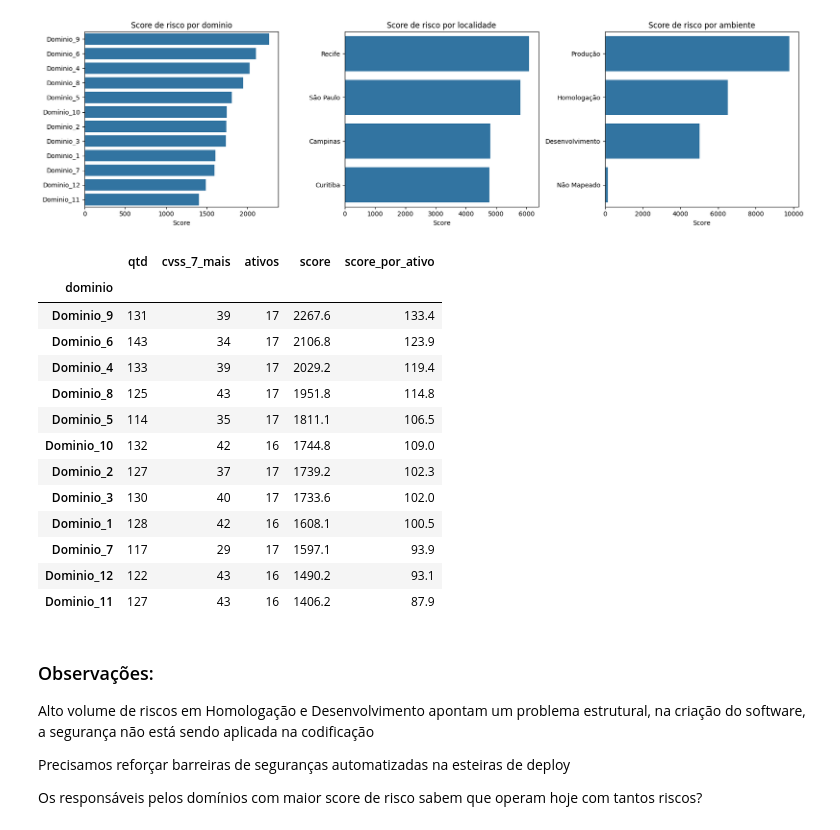
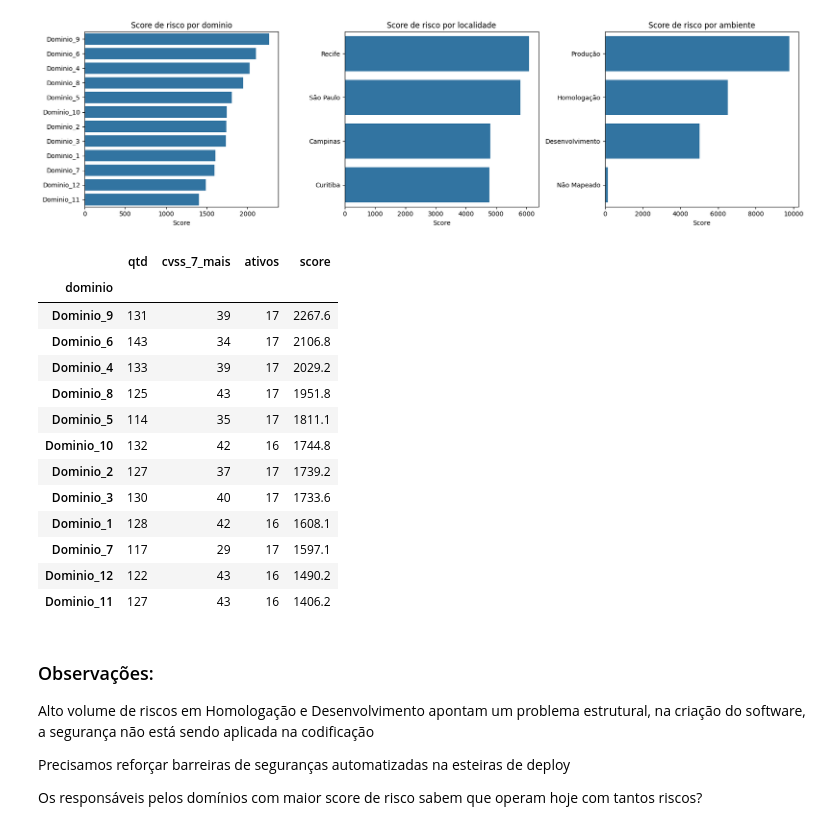
Before and after one commit to Moutt/CyberSecurity-Analytics, a Jupyter notebook: notebooks/analise_de_risco.ipynb, the cells around one changed output. Drawn from its saved outputs; the diff is of its cells as text; code cells hidden in the pictures.

```diff
--- a/notebooks/analise_de_risco.ipynb
+++ b/notebooks/analise_de_risco.ipynb
@@ -150,7 +150,7 @@ Foi construído um score de risco por ativo, somando para cada vulnerabilidade s
 Os pesos são premissas de negócio e podem ser ajustados.
 # %%
 PESO_CRIT = {'Crítica': 4, 'Alta': 3, 'Média': 2, 'Baixa': 1, 'Não Mapeado': 2}
-base = abertas[~abertas['flag_ativo_orfao']].copy()
+base = abertas[~abertas['flag_ativo_orfao']]
 base['peso_crit'] = base['criticidade_ativo'].map(PESO_CRIT)
 base['fator_amb'] = np.where(base['ambiente'] == 'Produção', 1.5, 1.0)
 base['score'] = base['cvss_score'] * base['peso_crit'] * base['fator_amb']
@@ -292,23 +292,22 @@ plt.tight_layout(); plt.show()
 # %%
 (base.groupby('dominio')
      .agg(qtd=('vuln_id', 'size'), cvss_7_mais=('cvss_score', lambda s: int((s >= 7).sum())), ativos=('ativo_id', 'nunique'), score=('score', 'sum'))
-     .assign(score_por_ativo=lambda d: d.score / d.ativos)
      .sort_values('score', ascending=False).round(1))
 # %% [output]
-|  | qtd | cvss_7_mais | ativos | score | score_por_ativo |
-| dominio |  |  |  |  |  |
-| Dominio_9 | 131 | 39 | 17 | 2267.6 | 133.4 |
-| Dominio_6 | 143 | 34 | 17 | 2106.8 | 123.9 |
-| Dominio_4 | 133 | 39 | 17 | 2029.2 | 119.4 |
-| Dominio_8 | 125 | 43 | 17 | 1951.8 | 114.8 |
-| Dominio_5 | 114 | 35 | 17 | 1811.1 | 106.5 |
-| Dominio_10 | 132 | 42 | 16 | 1744.8 | 109.0 |
-| Dominio_2 | 127 | 37 | 17 | 1739.2 | 102.3 |
-| Dominio_3 | 130 | 40 | 17 | 1733.6 | 102.0 |
-| Dominio_1 | 128 | 42 | 16 | 1608.1 | 100.5 |
-| Dominio_7 | 117 | 29 | 17 | 1597.1 | 93.9 |
-| Dominio_12 | 122 | 43 | 16 | 1490.2 | 93.1 |
-| Dominio_11 | 127 | 43 | 16 | 1406.2 | 87.9 |
+|  | qtd | cvss_7_mais | ativos | score |
+| dominio |  |  |  |  |
+| Dominio_9 | 131 | 39 | 17 | 2267.6 |
+| Dominio_6 | 143 | 34 | 17 | 2106.8 |
+| Dominio_4 | 133 | 39 | 17 | 2029.2 |
+| Dominio_8 | 125 | 43 | 17 | 1951.8 |
+| Dominio_5 | 114 | 35 | 17 | 1811.1 |
+| Dominio_10 | 132 | 42 | 16 | 1744.8 |
+| Dominio_2 | 127 | 37 | 17 | 1739.2 |
+| Dominio_3 | 130 | 40 | 17 | 1733.6 |
+| Dominio_1 | 128 | 42 | 16 | 1608.1 |
+| Dominio_7 | 117 | 29 | 17 | 1597.1 |
+| Dominio_12 | 122 | 43 | 16 | 1490.2 |
+| Dominio_11 | 127 | 43 | 16 | 1406.2 |
 # %% [markdown]
 ### Observações:
 Alto volume de riscos em Homologação e Desenvolvimento apontam um problema estrutural, na criação do software, a segurança não está sendo aplicada na codificação
```
Also changed, not shown: 2 other files.
